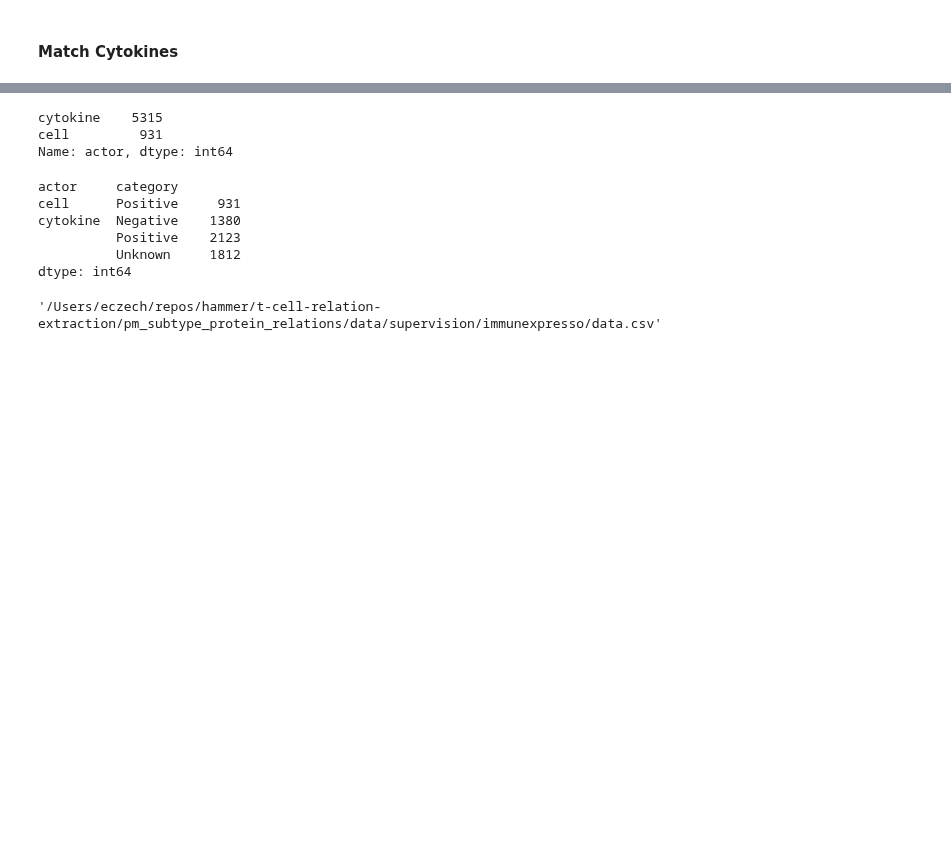
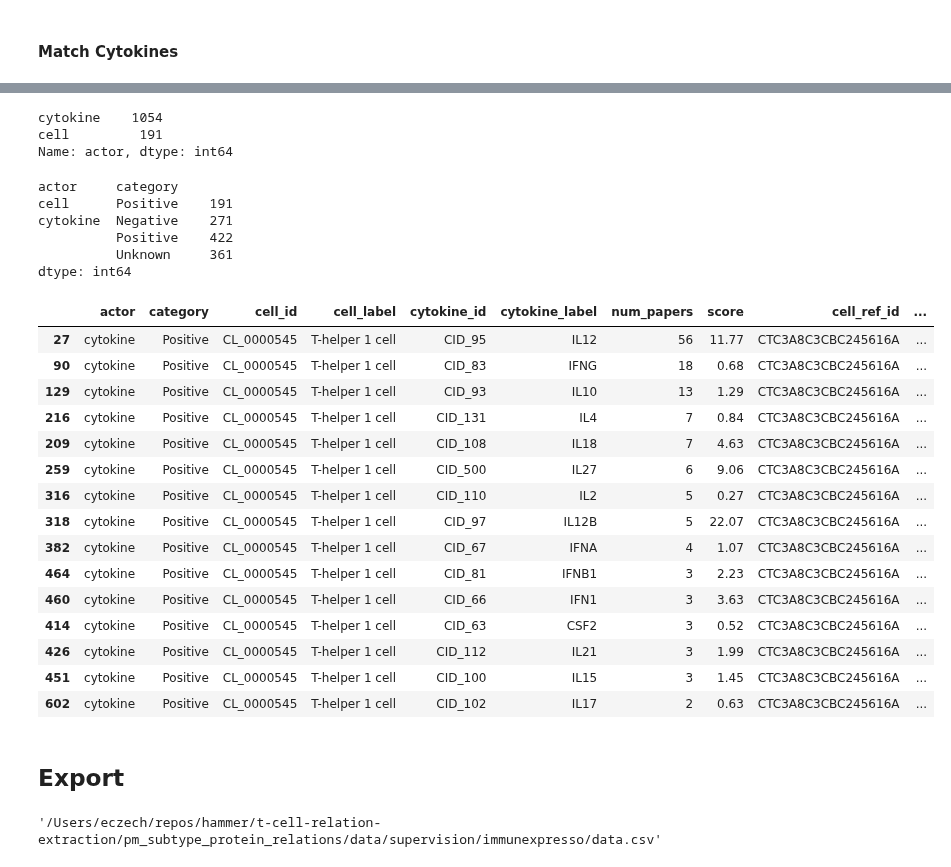
Before and after one commit to hammerlab/t-cell-relation-extraction, a Jupyter notebook: pm_subtype_protein_relations/02-immunexpresso.ipynb, the cells around one changed output, grey strips where cells are left out. Cells and saved outputs as stored; diff of their text form; code cells hidden in the pictures; blank space fills up the shorter version.

```diff
--- a/pm_subtype_protein_relations/02-immunexpresso.ipynb
+++ b/pm_subtype_protein_relations/02-immunexpresso.ipynb
@@ -7,6 +7,7 @@ import numpy as np
 import tqdm
 %run env.py
 %run src/lib.py
+TEMP_FILE = osp.join(SUPERVISION_DATA_DIR, 'immunexpresso', 'import.csv')
 DATA_FILE = osp.join(SUPERVISION_DATA_DIR, 'immunexpresso', 'data.csv')
 # %% [markdown]
 ### Import
@@ -204,7 +206,7 @@ Match cell types and cytokines to those in this project:
 # %% [markdown]
 #### Load Project Meta Data
 # %%
-dfr = pd.read_csv(DATA_FILE)
+dfr = pd.read_csv(TEMP_FILE).drop_duplicates()
 # Save record count to ensure that none are lost after transformation
 n_init = len(dfr)
 dfr.head()
@@ -455,18 +472,41 @@ memory usage: 488.0+ KB
 # %%
 dfr['actor'].value_counts()
 # %% [output]
-cytokine    5315
-cell         931
+cytokine    1054
+cell         191
 Name: actor, dtype: int64
 # %%
 dfr.groupby(['actor', 'category']).size()
 # %% [output]
 actor     category
-cell      Positive     931
-cytokine  Negative    1380
-          Positive    2123
-          Unknown     1812
+cell      Positive    191
+cytokine  Negative    271
+          Positive    422
+          Unknown     361
 dtype: int64
+# %%
+dft = dfr[(dfr['actor'] == 'cytokine') & (dfr['category'] == 'Positive')].sort_values('num_papers', ascending=False)
+#dft = dfr[(dfr['category'] == 'Positive')].sort_values('num_papers', ascending=False)
+dft[dft['cell_label'] == 'T-helper 1 cell'].head(15)
+# %% [output]
+|  | actor | category | cell_id | cell_label | cytokine_id | cytokine_label | num_papers | score | cell_ref_id | ... |
+| 27 | cytokine | Positive | CL_0000545 | T-helper 1 cell | CID_95 | IL12 | 56 | 11.77 | CTC3A8C3CBC245616A | ... |
+| 90 | cytokine | Positive | CL_0000545 | T-helper 1 cell | CID_83 | IFNG | 18 | 0.68 | CTC3A8C3CBC245616A | ... |
+| 129 | cytokine | Positive | CL_0000545 | T-helper 1 cell | CID_93 | IL10 | 13 | 1.29 | CTC3A8C3CBC245616A | ... |
+| 216 | cytokine | Positive | CL_0000545 | T-helper 1 cell | CID_131 | IL4 | 7 | 0.84 | CTC3A8C3CBC245616A | ... |
+| 209 | cytokine | Positive | CL_0000545 | T-helper 1 cell | CID_108 | IL18 | 7 | 4.63 | CTC3A8C3CBC245616A | ... |
+| 259 | cytokine | Positive | CL_0000545 | T-helper 1 cell | CID_500 | IL27 | 6 | 9.06 | CTC3A8C3CBC245616A | ... |
+| 316 | cytokine | Positive | CL_0000545 | T-helper 1 cell | CID_110 | IL2 | 5 | 0.27 | CTC3A8C3CBC245616A | ... |
+| 318 | cytokine | Positive | CL_0000545 | T-helper 1 cell | CID_97 | IL12B | 5 | 22.07 | CTC3A8C3CBC245616A | ... |
+| 382 | cytokine | Positive | CL_0000545 | T-helper 1 cell | CID_67 | IFNA | 4 | 1.07 | CTC3A8C3CBC245616A | ... |
+| 464 | cytokine | Positive | CL_0000545 | T-helper 1 cell | CID_81 | IFNB1 | 3 | 2.23 | CTC3A8C3CBC245616A | ... |
+| 460 | cytokine | Positive | CL_0000545 | T-helper 1 cell | CID_66 | IFN1 | 3 | 3.63 | CTC3A8C3CBC245616A | ... |
+| 414 | cytokine | Positive | CL_0000545 | T-helper 1 cell | CID_63 | CSF2 | 3 | 0.52 | CTC3A8C3CBC245616A | ... |
+| 426 | cytokine | Positive | CL_0000545 | T-helper 1 cell | CID_112 | IL21 | 3 | 1.99 | CTC3A8C3CBC245616A | ... |
+| 451 | cytokine | Positive | CL_0000545 | T-helper 1 cell | CID_100 | IL15 | 3 | 1.45 | CTC3A8C3CBC245616A | ... |
+| 602 | cytokine | Positive | CL_0000545 | T-helper 1 cell | CID_102 | IL17 | 2 | 0.63 | CTC3A8C3CBC245616A | ... |
+# %% [markdown]
+## Export
 # %%
 assert len(dfr) == n_init
 dfr.to_csv(DATA_FILE, index=False)
```
Also changed, not shown: parts of 11 cells of this notebook, 12 other files.
